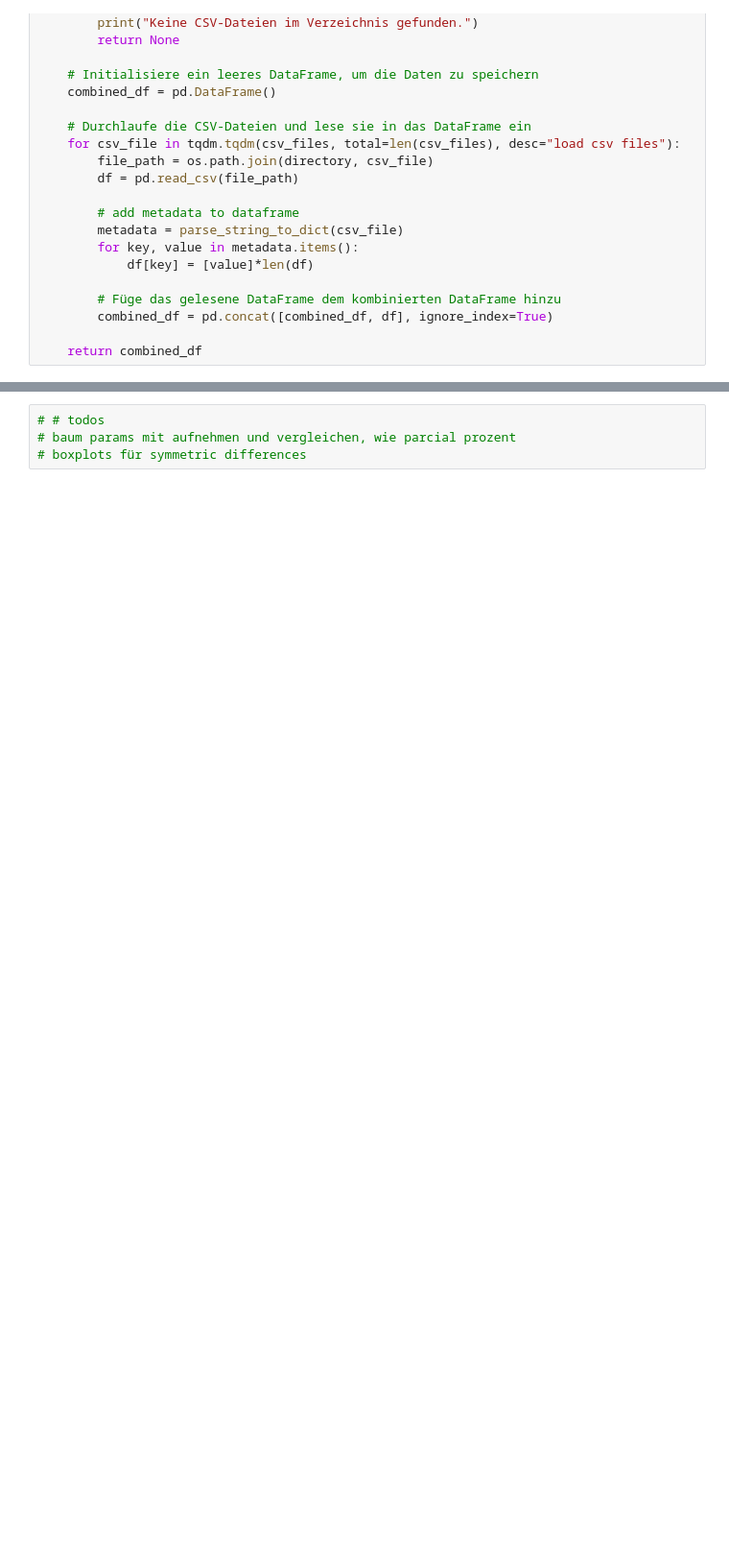
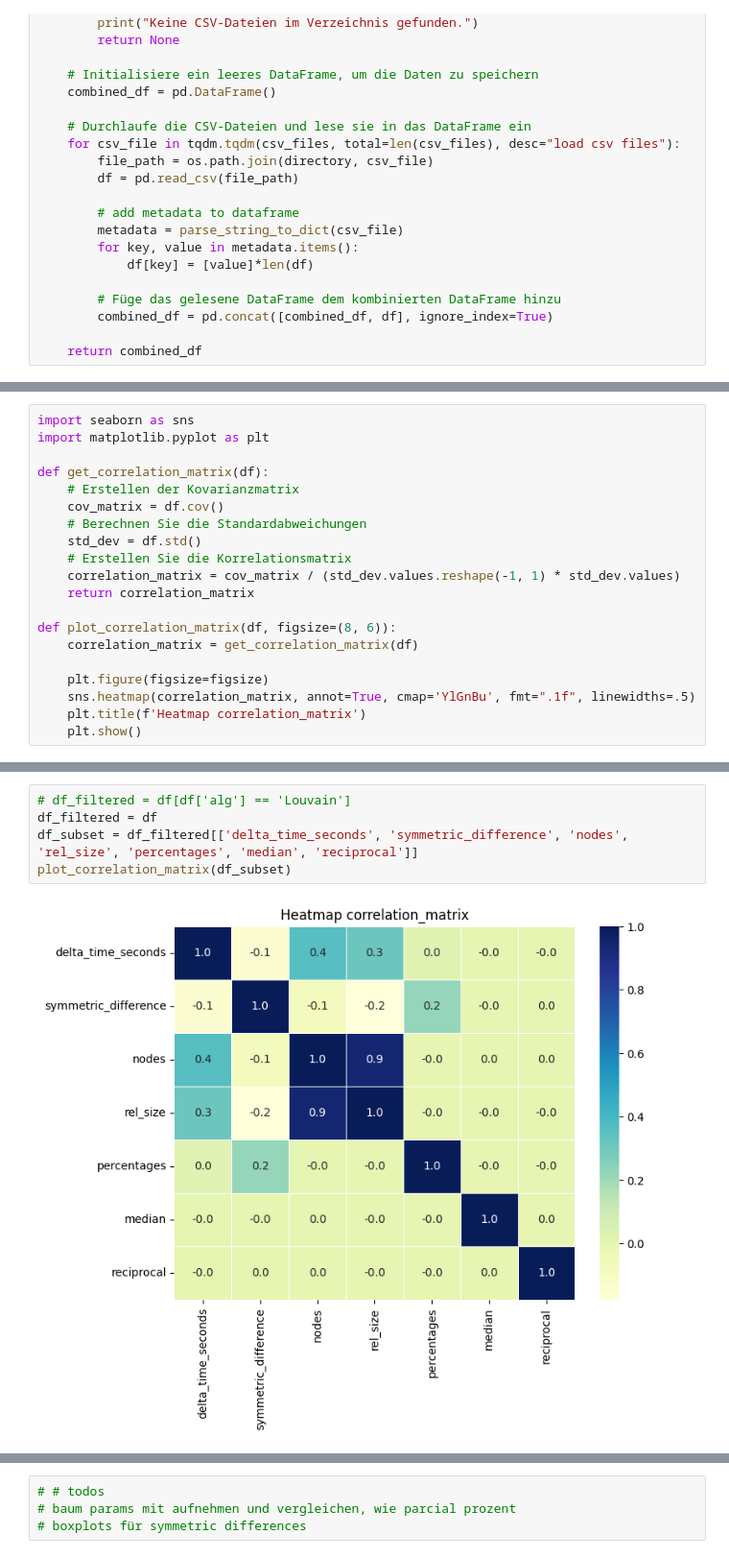
Before and after one commit to MaxOmlor/GraphentheoPraktikum, a Jupyter notebook: data_vis/wp1_benchmark.ipynb, the cells around one changed output, grey strips where cells are left out. Shown at 96% size. Cells and saved outputs as stored; diff of their text form; blank space fills up the shorter version.

```diff
--- a/data_vis/wp1_benchmark.ipynb
+++ b/data_vis/wp1_benchmark.ipynb
@@ -311,0 +507,20 @@ def plot_distribution(dataframe, color_column=None, max_xticks=10, subplot_width
+# %%
+import seaborn as sns
+import matplotlib.pyplot as plt
+
+def get_correlation_matrix(df):
+    # Erstellen der Kovarianzmatrix
+    cov_matrix = df.cov()
+    # Berechnen Sie die Standardabweichungen
+    std_dev = df.std()
+    # Erstellen Sie die Korrelationsmatrix
+    correlation_matrix = cov_matrix / (std_dev.values.reshape(-1, 1) * std_dev.values)
+    return correlation_matrix
+
+def plot_correlation_matrix(df, figsize=(8, 6)):
+    correlation_matrix = get_correlation_matrix(df)
+
+    plt.figure(figsize=figsize)
+    sns.heatmap(correlation_matrix, annot=True, cmap='YlGnBu', fmt=".1f", linewidths=.5)
+    plt.title(f'Heatmap correlation_matrix')
+    plt.show()
@@ -312 +565,8 @@ def plot_distribution(dataframe, color_column=None, max_xticks=10, subplot_width
+# %%
+# df_filtered = df[df['alg'] == 'Louvain']
+df_filtered = df
+df_subset = df_filtered[['delta_time_seconds', 'symmetric_difference', 'nodes', 'rel_size', 'percentages', 'median', 'reciprocal']]
+plot_correlation_matrix(df_subset)
+# %% [output]
+[figure, added]
 # %%
```
Also changed, not shown: parts of 30 cells of this notebook, 6 other files.
